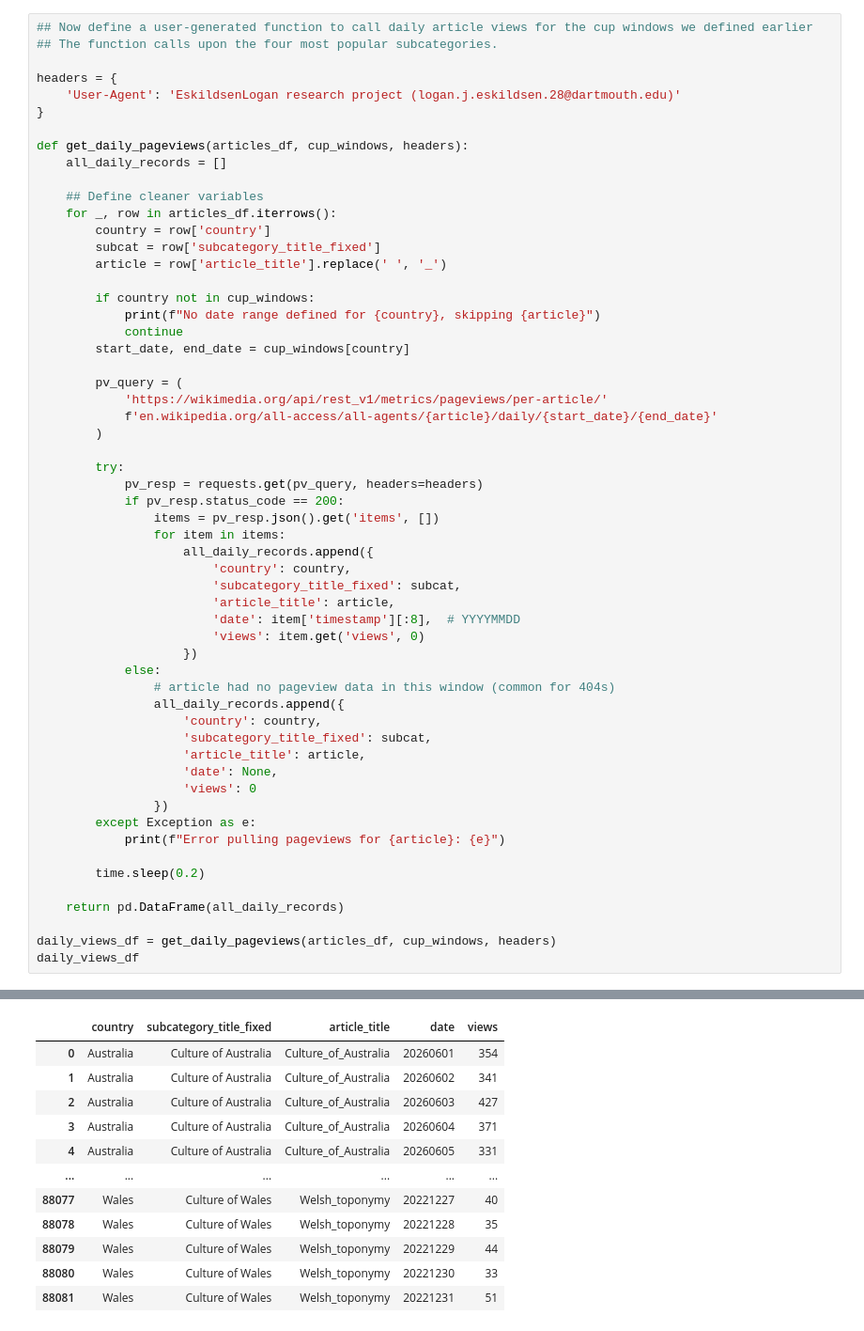
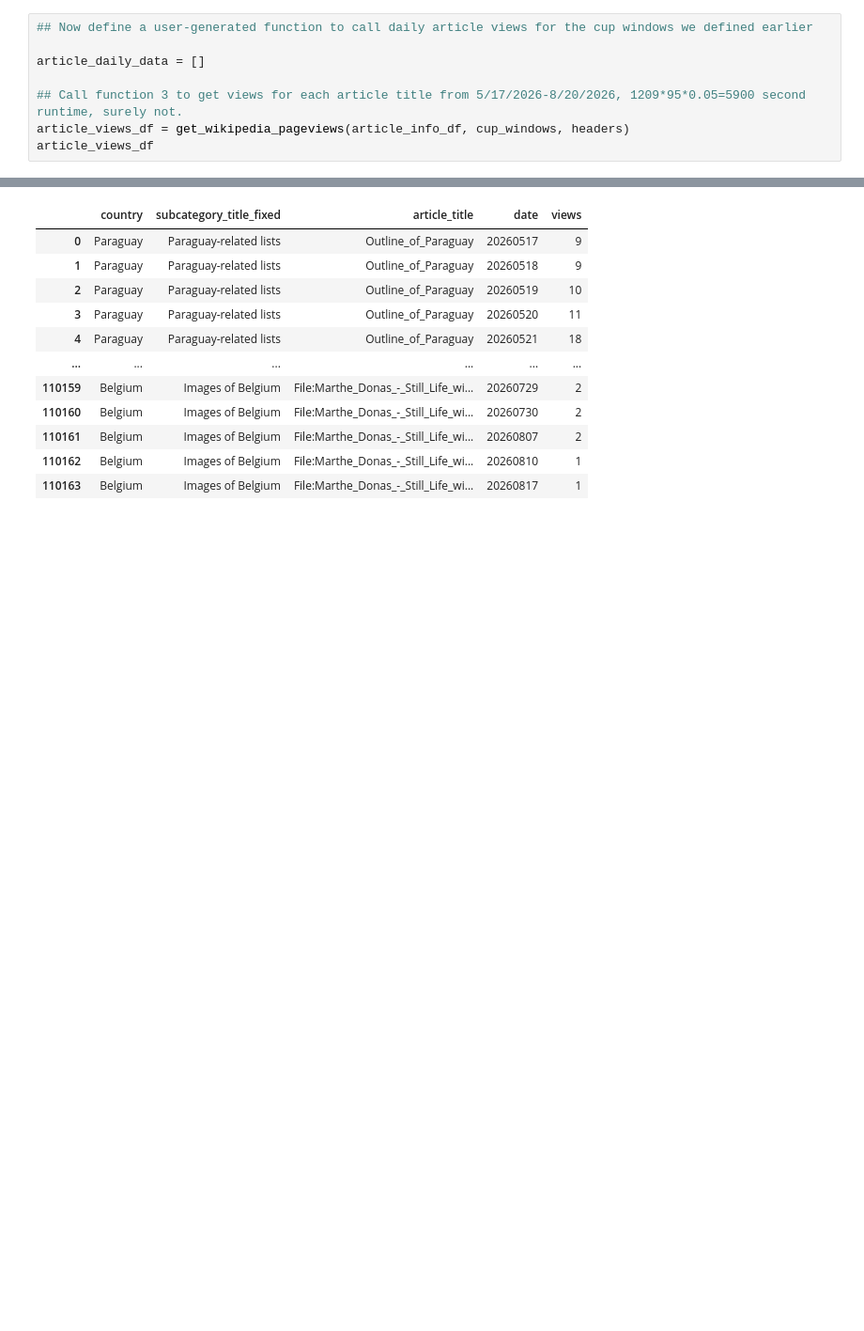
Before and after one commit to loganjeskildsen28/qss20_final_project, a Jupyter notebook: code/0_pull_format_all_api_data.ipynb, the cells around one changed output, grey strips where cells are left out. Shown at 94% size. Drawn from its saved outputs; the diff is of its cells as text; blank space fills up the shorter version.

```diff
--- a/code/0_pull_format_all_api_data.ipynb
+++ b/code/0_pull_format_all_api_data.ipynb
@@ -272,58 +449,9 @@ Sleeping for 13.0 seconds, 2026-08-18 19:04:47
 # %%
 ## Now define a user-generated function to call daily article views for the cup windows we defined earlier
-## The function calls upon the four most popular subcategories.
 
-headers = {
-    'User-Agent': 'EskildsenLogan research project (logan.j.eskildsen.28@dartmouth.edu)'
-}
+article_daily_data = []
 
-def get_daily_pageviews(articles_df, cup_windows, headers):
-    all_daily_records = []
-
-    ## Define cleaner variables
-    for _, row in articles_df.iterrows():
-        country = row['country']
-        subcat = row['subcategory_title_fixed']
-        article = row['article_title'].replace(' ', '_')
-
-        if country not in cup_windows:
-            print(f"No date range defined for {country}, skipping {article}")
-            continue
-        start_date, end_date = cup_windows[country]
-
-        pv_query = (
-            'https://wikimedia.org/api/rest_v1/metrics/pageviews/per-article/'
-            f'en.wikipedia.org/all-access/all-agents/{article}/daily/{start_date}/{end_date}'
-        )
-
-        try:
-            pv_resp = requests.get(pv_query, headers=headers)
-            if pv_resp.status_code == 200:
-                items = pv_resp.json().get('items', [])
-                for item in items:
-                    all_daily_records.append({
-                        'country': country,
-                        'subcategory_title_fixed': subcat,
-                        'article_title': article,
-                        'date': item['timestamp'][:8],  # YYYYMMDD
-                        'views': item.get('views', 0)
-                    })
-            else:
-                # article had no pageview data in this window (common for 404s)
-                all_daily_records.append({
-                    'country': country,
-                    'subcategory_title_fixed': subcat,
-                    'article_title': article,
-                    'date': None,
-                    'views': 0
-                })
-        except Exception as e:
-            print(f"Error pulling pageviews for {article}: {e}")
-
-        time.sleep(0.2)
-
-    return pd.DataFrame(all_daily_records)
-
-daily_views_df = get_daily_pageviews(articles_df, cup_windows, headers)
-daily_views_df
+## Call function 3 to get views for each article title from 5/17/2026-8/20/2026, 1209*95*0.05=5900 second runtime, surely not.
+article_views_df = get_wikipedia_pageviews(article_info_df, cup_windows, headers)
+article_views_df
 # %% [output]
@@ -330,12 +461,12 @@ daily_views_df
 |  | country | subcategory_title_fixed | article_title | date | views |
-| 0 | Australia | Culture of Australia | Culture_of_Australia | 20260601 | 354 |
-| 1 | Australia | Culture of Australia | Culture_of_Australia | 20260602 | 341 |
-| 2 | Australia | Culture of Australia | Culture_of_Australia | 20260603 | 427 |
-| 3 | Australia | Culture of Australia | Culture_of_Australia | 20260604 | 371 |
-| 4 | Australia | Culture of Australia | Culture_of_Australia | 20260605 | 331 |
+| 0 | Paraguay | Paraguay-related lists | Outline_of_Paraguay | 20260517 | 9 |
+| 1 | Paraguay | Paraguay-related lists | Outline_of_Paraguay | 20260518 | 9 |
+| 2 | Paraguay | Paraguay-related lists | Outline_of_Paraguay | 20260519 | 10 |
+| 3 | Paraguay | Paraguay-related lists | Outline_of_Paraguay | 20260520 | 11 |
+| 4 | Paraguay | Paraguay-related lists | Outline_of_Paraguay | 20260521 | 18 |
 | ... | ... | ... | ... | ... | ... |
-| 88077 | Wales | Culture of Wales | Welsh_toponymy | 20221227 | 40 |
-| 88078 | Wales | Culture of Wales | Welsh_toponymy | 20221228 | 35 |
-| 88079 | Wales | Culture of Wales | Welsh_toponymy | 20221229 | 44 |
-| 88080 | Wales | Culture of Wales | Welsh_toponymy | 20221230 | 33 |
-| 88081 | Wales | Culture of Wales | Welsh_toponymy | 20221231 | 51 |
+| 110159 | Belgium | Images of Belgium | File:Marthe_Donas_-_Still_Life_wi... | 20260729 | 2 |
+| 110160 | Belgium | Images of Belgium | File:Marthe_Donas_-_Still_Life_wi... | 20260730 | 2 |
+| 110161 | Belgium | Images of Belgium | File:Marthe_Donas_-_Still_Life_wi... | 20260807 | 2 |
+| 110162 | Belgium | Images of Belgium | File:Marthe_Donas_-_Still_Life_wi... | 20260810 | 1 |
+| 110163 | Belgium | Images of Belgium | File:Marthe_Donas_-_Still_Life_wi... | 20260817 | 1 |
```
Also changed, not shown: parts of 23 cells of this notebook, 34 other files.
